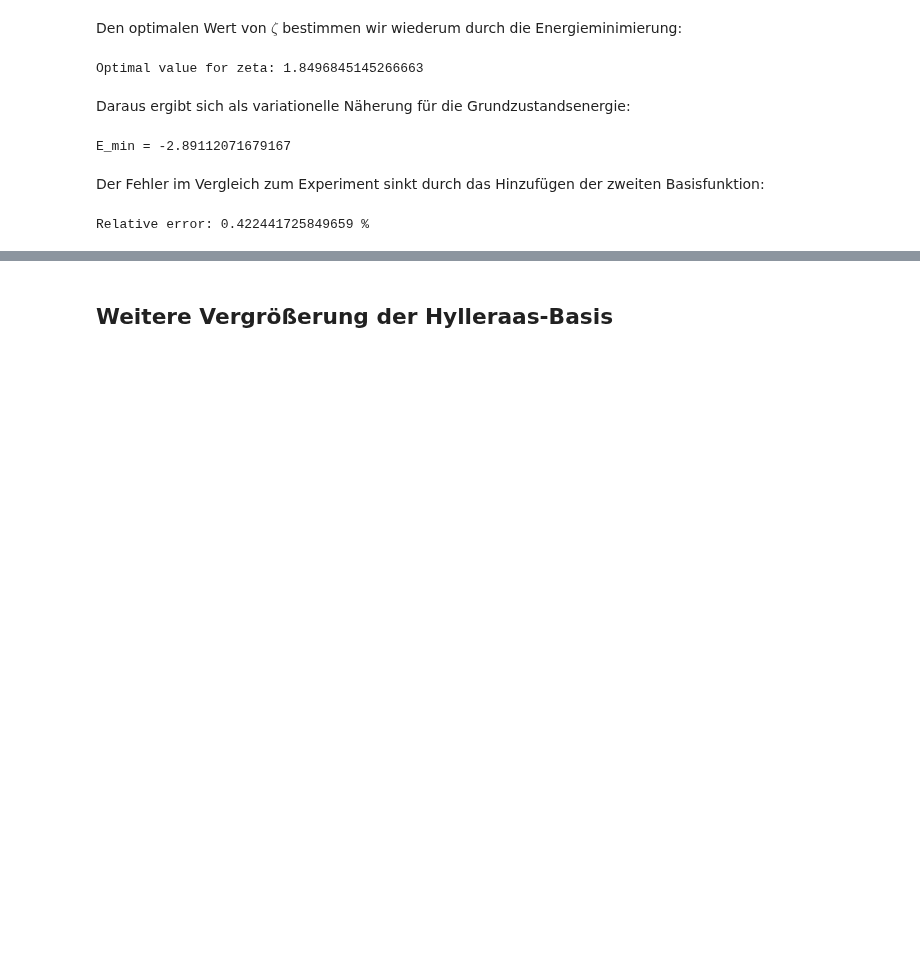
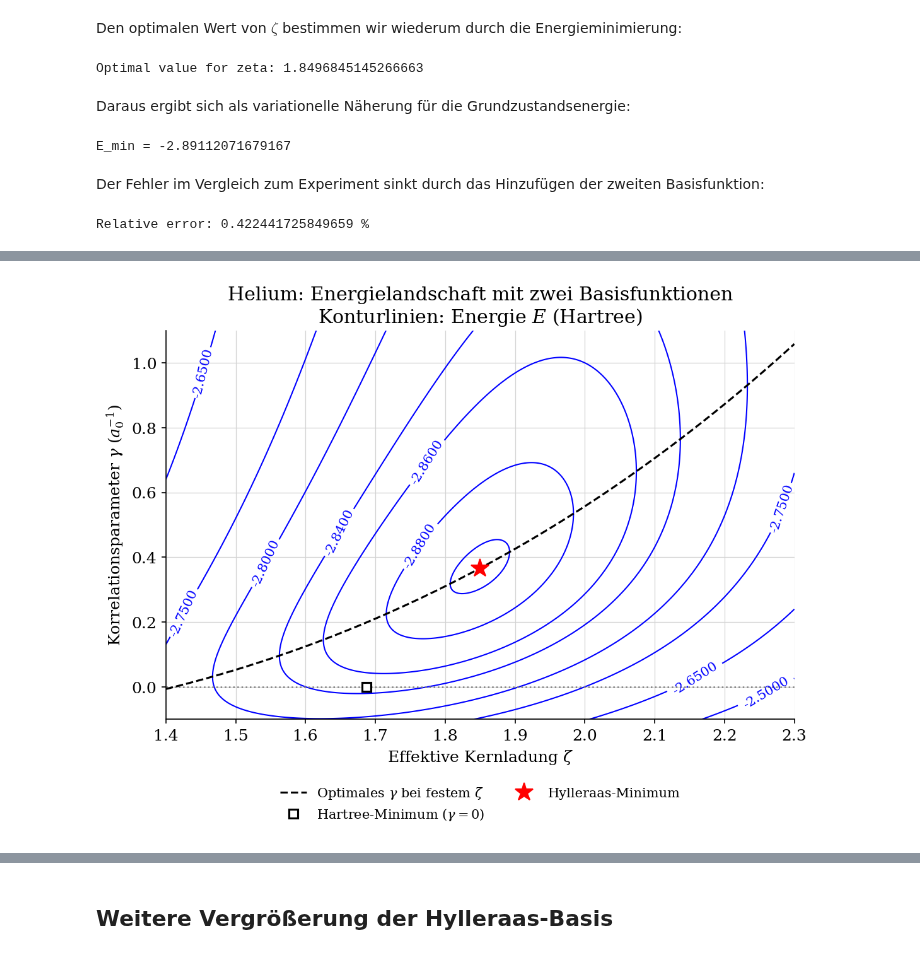
Before and after one commit to rolandmitric/quantum_chemistry_2025, a Jupyter notebook: correlation_hylleraas.ipynb, the cells around one changed output, grey strips where cells are left out. Saved outputs shown, nothing was run; the diff lists cells and outputs as text; code cells hidden in the pictures; blank space fills up the shorter version.

```diff
--- a/correlation_hylleraas.ipynb
+++ b/correlation_hylleraas.ipynb
@@ -810,0 +1037,80 @@ Relative error: 0.422441725849659 %
+# %%
+def plot_hylleraas_energy_landscape():
+    import numpy as np
+    import matplotlib.pyplot as plt
+    from scipy.linalg import eigh
+    from scipy.optimize import minimize_scalar
+
+    # Die Zweifunktionsmatrizen bleiben unabhängig von der späteren Basisvergrößerung.
+    basis_landscape = sp.Matrix([sp.exp(-zeta*s), u*sp.exp(-zeta*s)])
+    H_landscape, S_landscape = getHS(basis_landscape)
+    gamma = sp.symbols("gamma", real=True)
+    coefficients = sp.Matrix([1, gamma])
+    energy_landscape = sp.factor(
+        (coefficients.T @ H_landscape @ coefficients)[0]
+        / (coefficients.T @ S_landscape @ coefficients)[0]
+    )
+    energy_numeric = sp.lambdify((zeta, gamma), energy_landscape, "numpy")
+    H_numeric = sp.lambdify(zeta, H_landscape, "numpy")
+    S_numeric = sp.lambdify(zeta, S_landscape, "numpy")
+
+    def lowest_state(zeta_value):
+        energies, vectors = eigh(H_numeric(zeta_value), S_numeric(zeta_value))
+        return energies[0], vectors[1, 0] / vectors[0, 0]
+
+    optimum = minimize_scalar(
+        lambda value: lowest_state(value)[0],
+        bounds=(1.0, 3.0), method="bounded", options={"xatol": 1e-12},
+    )
+    zeta_best = optimum.x
+    _, gamma_best = lowest_state(zeta_best)
+    energy_best = float(energy_numeric(zeta_best, gamma_best))
+
+    hartree_energy = sp.simplify(energy_landscape.subs(gamma, 0))
+    zeta_hartree = float(sp.solve(sp.diff(hartree_energy, zeta), zeta)[0])
+
+    zeta_values = np.linspace(1.4, 2.3, 360)
+    gamma_values = np.linspace(-0.1, 1.1, 360)
+    zeta_grid, gamma_grid = np.meshgrid(zeta_values, gamma_values)
+    energies = energy_numeric(zeta_grid, gamma_grid)
+    gamma_valley = np.array([lowest_state(value)[1] for value in zeta_values])
+
+    style = {"font.family": "DejaVu Serif", "font.size": 12,
+             "mathtext.fontset": "dejavuserif", "figure.dpi": 150}
+    with plt.rc_context(style):
+        fig, ax = plt.subplots(figsize=(7.5, 5.8), layout="constrained")
+        contours = ax.contour(
+            zeta_grid, gamma_grid, energies,
+            levels=[-2.89, -2.88, -2.86, -2.84, -2.80, -2.75, -2.65, -2.50],
+            colors="blue", linewidths=1.0, linestyles="solid",
+        )
+        ax.clabel(contours, inline=True, fontsize=10, fmt="%.4f")
+        ax.axhline(0, color="gray", ls=":", lw=1.2)
+        ax.plot(zeta_values, gamma_valley, color="black", ls="--", lw=1.5,
+                label=r"Optimales $\gamma$ bei festem $\zeta$")
+        ax.plot(zeta_hartree, 0, "s", color="black", mfc="white", ms=7,
+                mew=1.5, zorder=5, label=r"Hartree-Minimum ($\gamma=0$)")
+        ax.plot(zeta_best, gamma_best, "*", color="red", ms=14,
+                zorder=6, label="Hylleraas-Minimum")
+        ax.set(
+            xlabel=r"Effektive Kernladung $\zeta$",
+            ylabel=r"Korrelationsparameter $\gamma$ ($a_0^{-1}$)",
+            xlim=(1.4, 2.3), ylim=(-0.1, 1.1),
+            title="Helium: Energielandschaft mit zwei Basisfunktionen\n"
+                  "Konturlinien: Energie $E$ (Hartree)",
+        )
+        ax.spines[["top", "right"]].set_visible(False)
+        ax.grid(color="lightgray", lw=0.6)
+        ax.set_axisbelow(True)
+        ax.legend(loc="upper center", bbox_to_anchor=(0.5, -0.14),
+                  ncol=2, frameon=False, fontsize=10)
+        plt.show()
+
+    print(f"Minimum: ζ = {zeta_best:.6f}, γ = {gamma_best:.6f} a₀⁻¹, "
+          f"E = {energy_best:.8f} Hartree")
+    return {"zeta": zeta_best, "gamma": gamma_best, "energy": energy_best}
+
+
+landscape_minimum = plot_hylleraas_energy_landscape()
+# %% [output]
+[figure, added]
```
Also changed, not shown: parts of 19 cells of this notebook, 1 other file.
